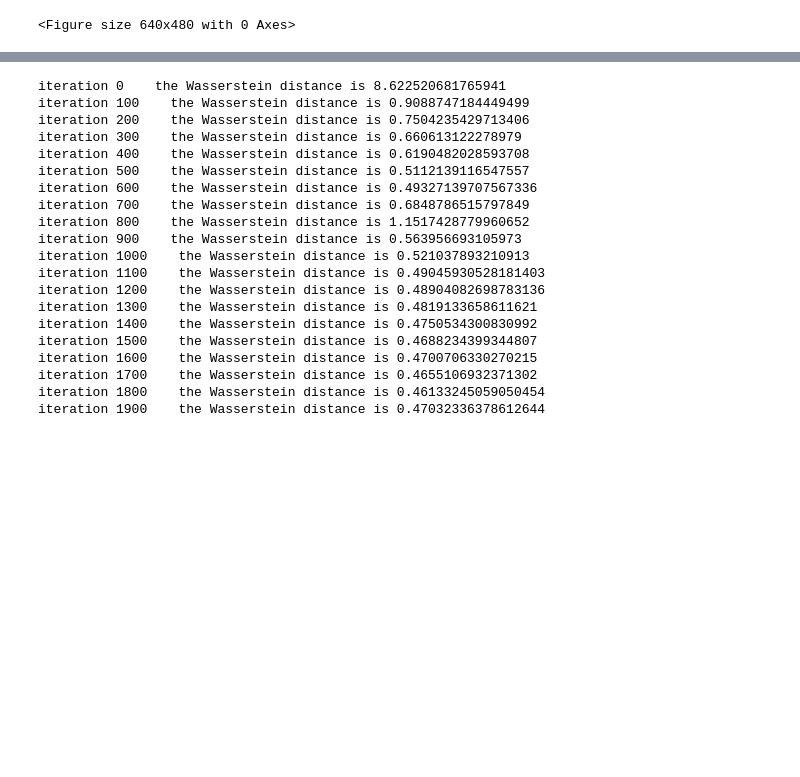
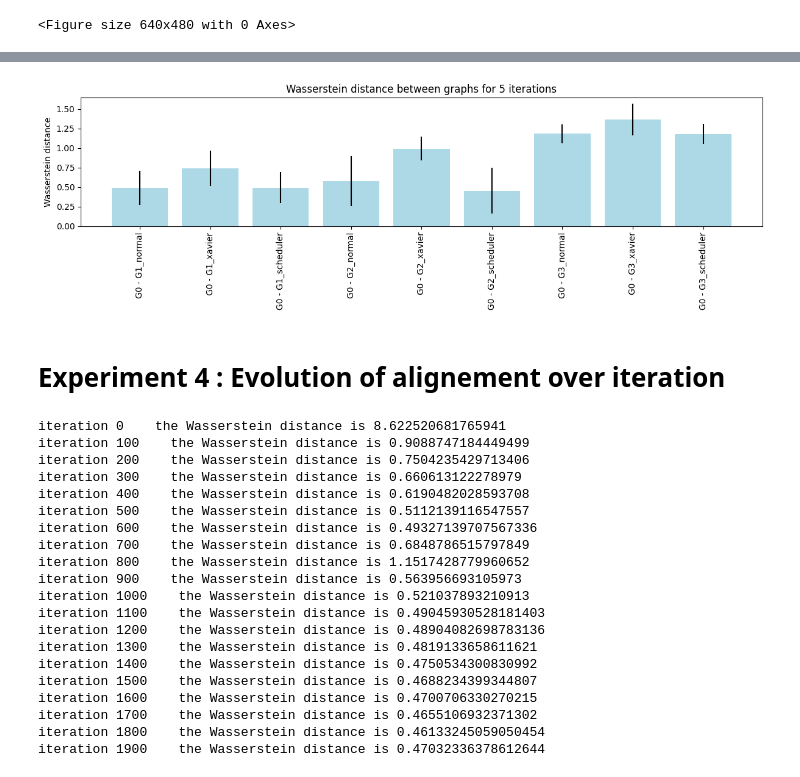
Before and after one commit to b-ptiste/Wasserstein-Graph-Alignment, a Jupyter notebook: graph.ipynb, the cells around one changed output, grey strips where cells are left out. Saved outputs shown, nothing was run; the diff lists cells and outputs as text; code cells hidden in the pictures; blank space fills up the shorter version.

```diff
--- a/notebooks/graph.ipynb
+++ b/graph.ipynb
@@ -446,0 +478,26 @@ plt.savefig('./images/Wassertein_G3.png')
+# %%
+# compute distance between all graphs in G1 with the constraint the the second graph is bigger than the first one
+cfg = {
+    "S": 10,
+    "tau": 2,
+    "gamma": 1,
+    "nb_iter_dykstra": 20,
+    "nb_iter_grad": 800,
+    "kmax": 2,
+}
+from collections import defaultdict
+
+dict_cost = defaultdict(list)
+for j in range(10):
+    for i in range(1, len(G3)):
+        print(f'G{0} - G{i}')
+        try:
+            eta, sigma, list_cost_temp, list_matrix_P = compute_Wasserstein_distance(G3[0], G3[i], cfg, True, False, False)
+            dict_cost[f'G{0} - G{i}_normal'].append(np.median(list_cost_temp[-100:]))
+            eta, sigma, list_cost_temp, list_matrix_P = compute_Wasserstein_distance(G3[0], G3[i], cfg, True, False, True)
+            dict_cost[f'G{0} - G{i}_xavier'].append(np.median(list_cost_temp[-100:]))
+            eta, sigma, list_cost_temp, list_matrix_P = compute_Wasserstein_distance(G3[0], G3[i], cfg, True, True, False)
+            dict_cost[f'G{0} - G{i}_scheduler'].append(np.median(list_cost_temp[-100:]))
+        except:
+            print(f'G{0} - G{i} : error')
+            continue
@@ -447,3 +522,24 @@ plt.savefig('./images/Wassertein_G3.png')
+# %%
+means = [np.mean(v) for v in dict_cost.values()]
+stds = [np.std(v) for v in dict_cost.values()]
+
+# Create the plot
+plt.figure(figsize=(12, 4))
+bars = plt.bar(dict_cost.keys(), means, yerr=stds, color='lightblue')
+
+# Setting the aesthetic parameters
+plt.xticks(rotation=90)
+plt.ylabel("Wasserstein distance")
+plt.title("Wasserstein distance between graphs for 5 iterations")
+plt.tight_layout()  # Adjust the plot to ensure everything fits without overlapping
+
+# Save the plot to a file
+plt.savefig('./images/Wassertein_G1.png')
+plt.show()  # Show the plot as an output
+# %% [output]
+[figure, added]
+# %% [markdown]
+# Experiment 4 : Evolution of alignement over iteration
 # %%
 cfg = {
     "S": 10,
```
Also changed, not shown: parts of 14 cells of this notebook.
